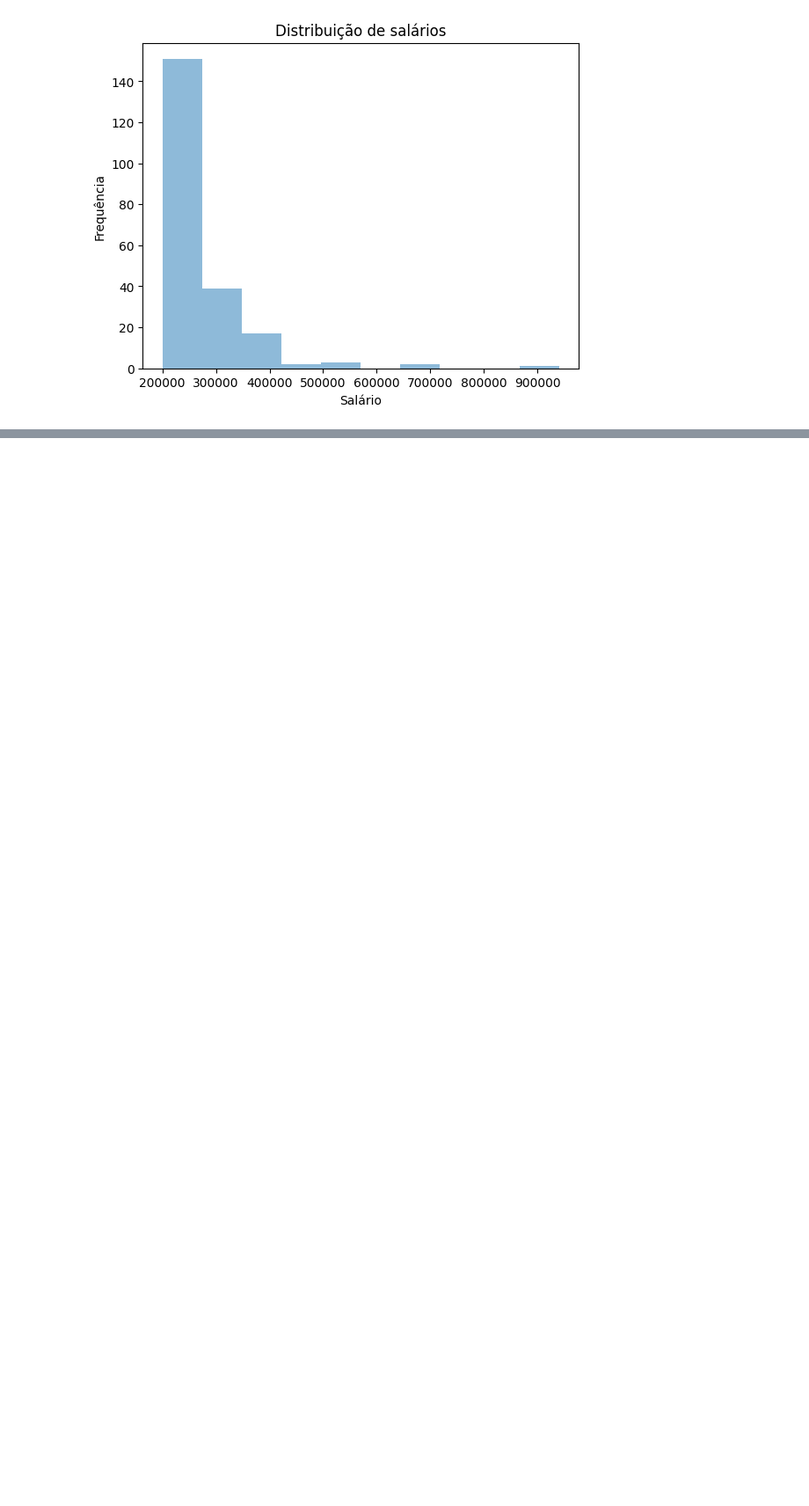
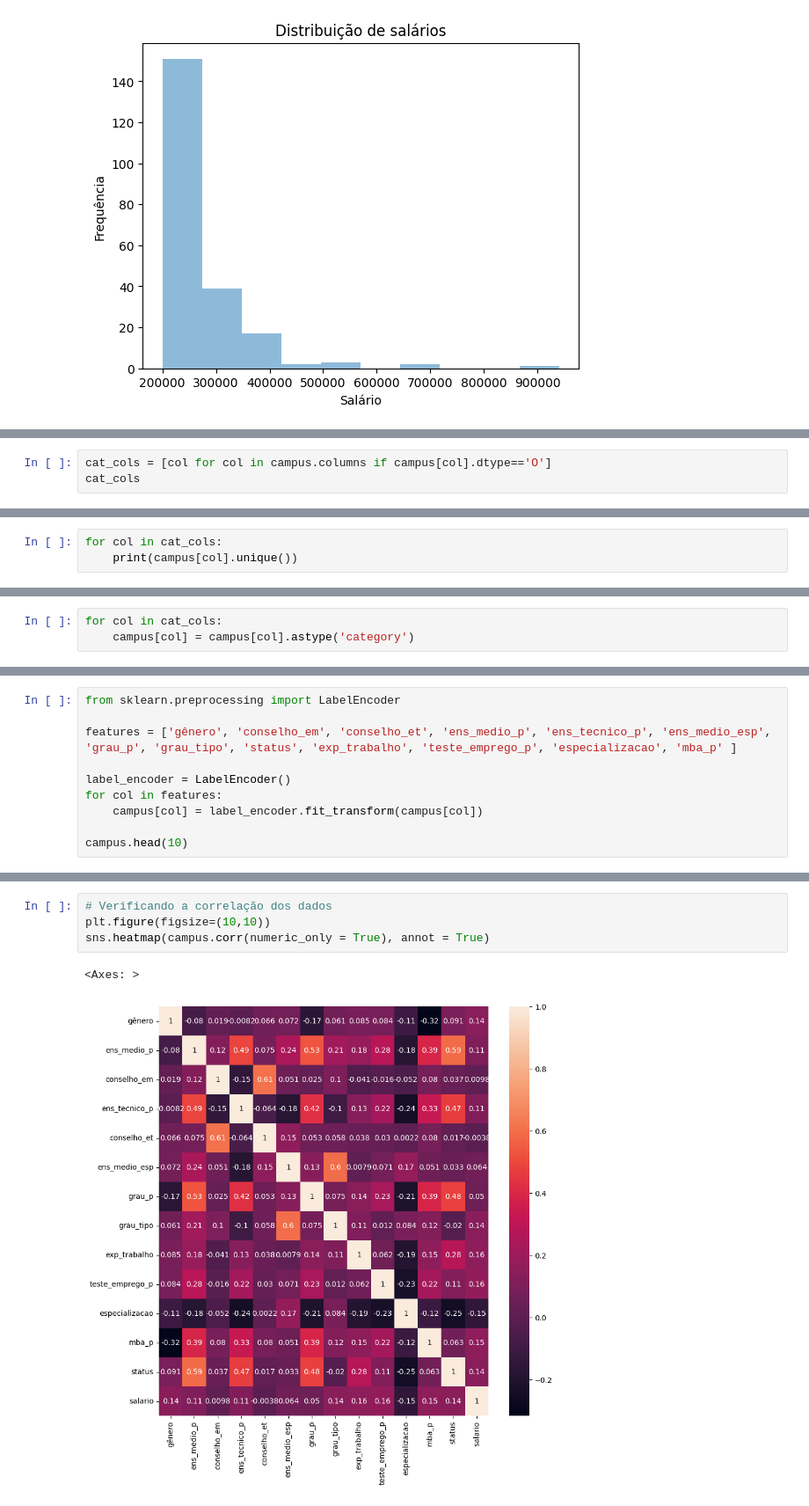
Before and after one commit to nandodevs/campus-recruitment, a Jupyter notebook: projects.ipynb, the cells around one changed output, grey strips where cells are left out. Shown at 88% size. Drawn from its saved outputs; the diff is of its cells as text; blank space fills up the shorter version.

Commit message:
Iniciando a modelagem dos dados

```diff
--- a/projects.ipynb
+++ b/projects.ipynb
@@ -260,0 +305,3 @@ plt.show()
+# %%
+cat_cols = [col for col in campus.columns if campus[col].dtype=='O']
+cat_cols
@@ -260,0 +316,3 @@ plt.show()
+# %%
+for col in cat_cols:
+    print(campus[col].unique())
@@ -260,0 +327,3 @@ plt.show()
+# %%
+for col in cat_cols:
+    campus[col] = campus[col].astype('category')
@@ -260,0 +347,10 @@ plt.show()
+# %%
+from sklearn.preprocessing import LabelEncoder
+
+features = ['gênero', 'conselho_em', 'conselho_et', 'ens_medio_p', 'ens_tecnico_p', 'ens_medio_esp', 'grau_p', 'grau_tipo', 'status', 'exp_trabalho', 'teste_emprego_p', 'especializacao', 'mba_p' ]
+
+label_encoder = LabelEncoder()
+for col in features:
+    campus[col] = label_encoder.fit_transform(campus[col])
+
+campus.head(10)
@@ -260,0 +389,7 @@ plt.show()
+# %%
+# Verificando a correlação dos dados
+plt.figure(figsize=(10,10))
+sns.heatmap(campus.corr(numeric_only = True), annot = True)
+# %% [output]
+<Axes: >
+[figure, added]
```
Also changed, not shown: parts of 16 cells of this notebook.
